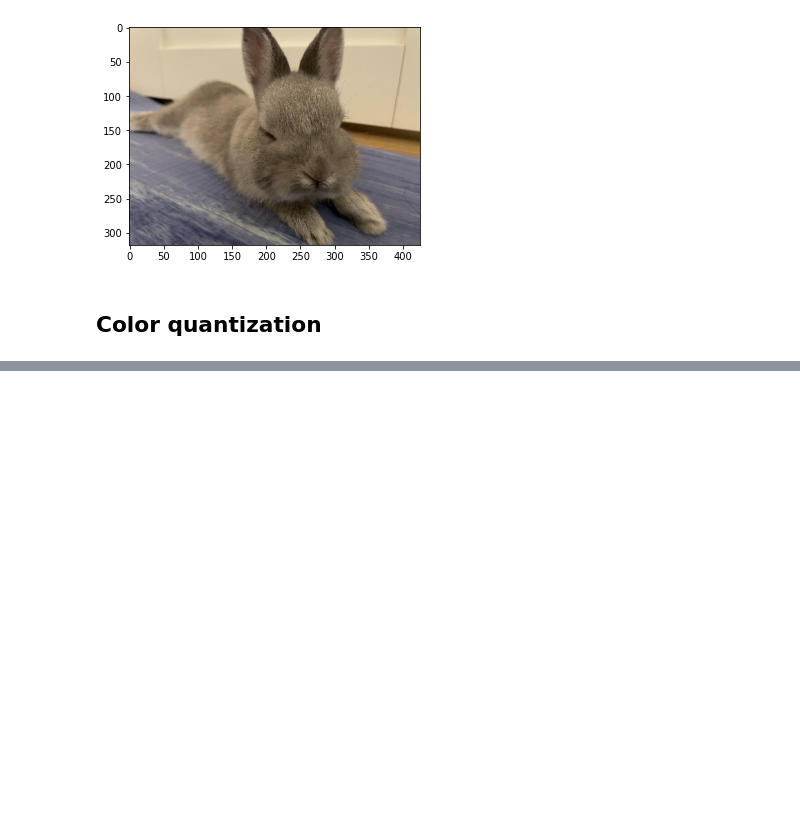
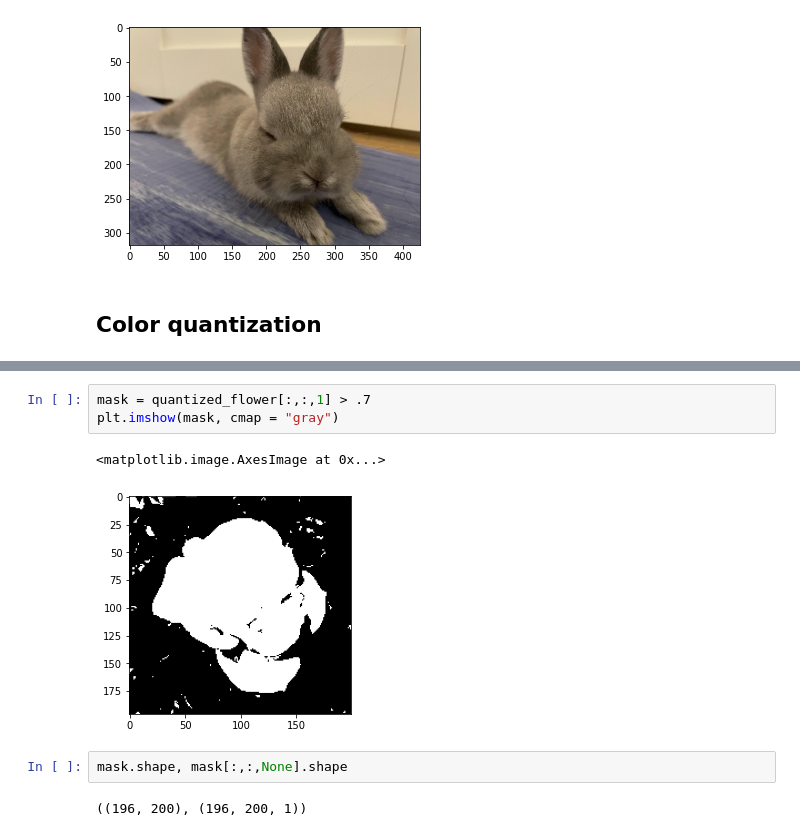
Before and after one commit to kokchun/Maskininlarning-AI21, a Jupyter notebook: Lectures/Code-along/Lec13.1-color_quantization.ipynb, the cells around one changed output, grey strips where cells are left out. Cells and saved outputs as stored; diff of their text form; blank space fills up the shorter version.

```diff
--- a/Lectures/Code-along/Lec13.1-color_quantization.ipynb
+++ b/Lectures/Code-along/Lec13.1-color_quantization.ipynb
@@ -50,0 +59,10 @@ Values before scaling: 0 255
+# %%
+mask = quantized_flower[:,:,1] > .7
+plt.imshow(mask, cmap = "gray")
+# %% [output]
+<matplotlib.image.AxesImage at 0x...>
+[figure, added]
+# %%
+mask.shape, mask[:,:,None].shape
+# %% [output]
+((196, 200), (196, 200, 1))
```
Also changed, not shown: parts of 5 cells of this notebook, 1 other file.
